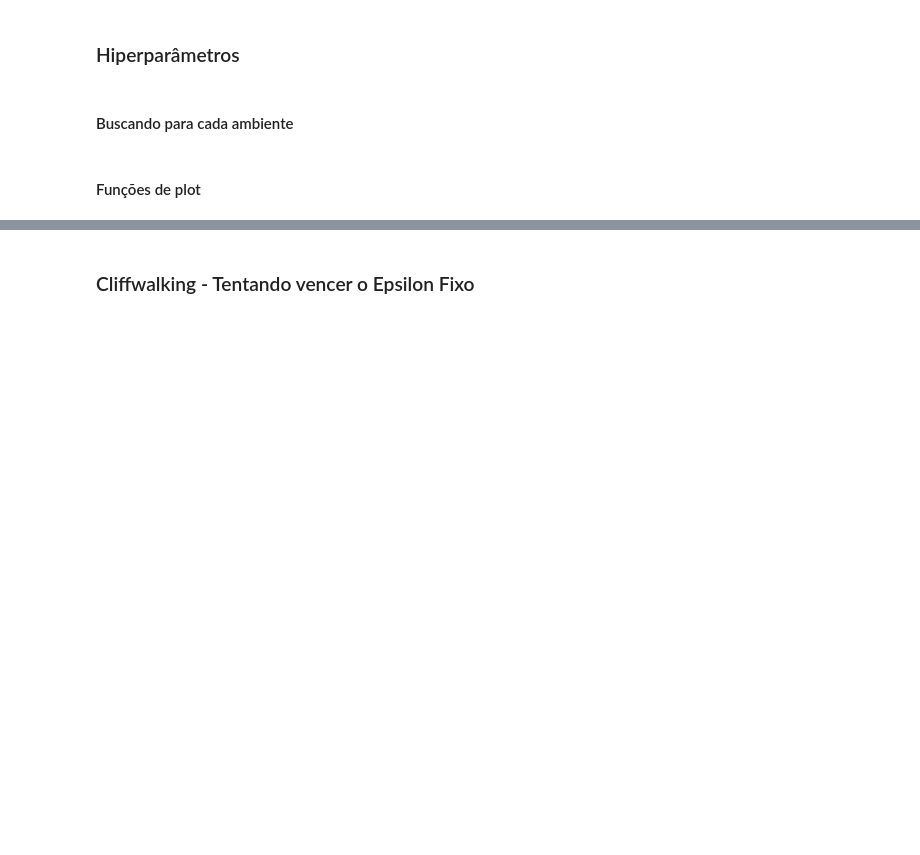
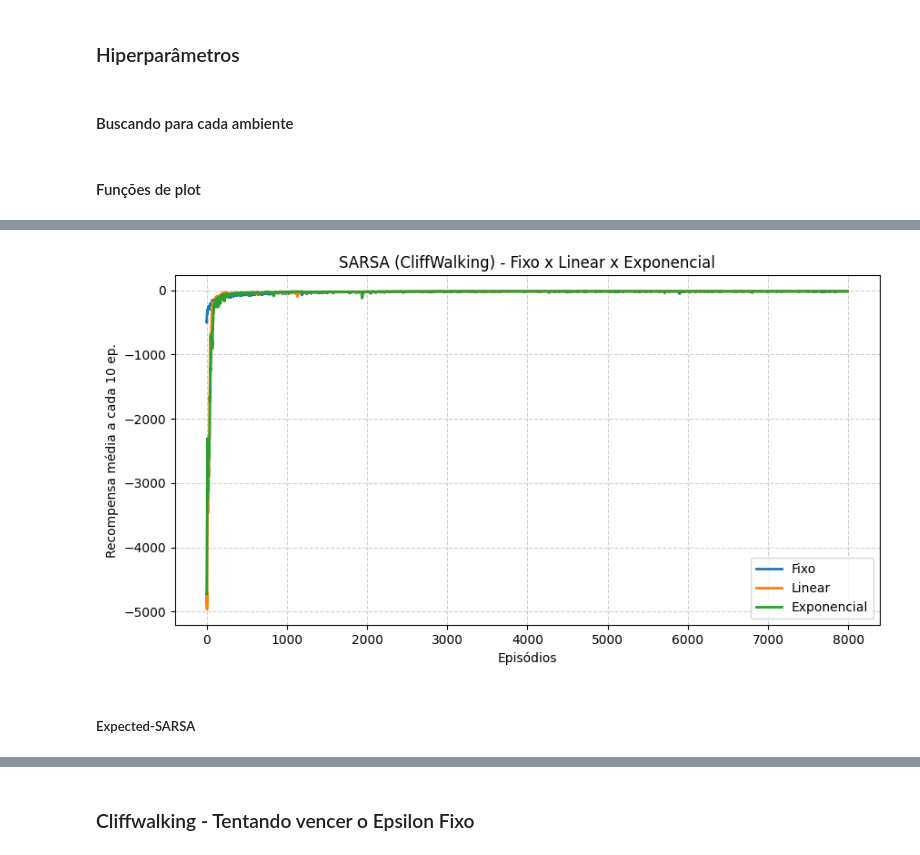
Before and after one commit to christiandoramo/Variantes-para-o-epsilon, a Jupyter notebook: Variantes_do_epsilon.ipynb, the cells around one changed output, grey strips where cells are left out. Cells and saved outputs as stored; diff of their text form; code cells hidden in the pictures; blank space fills up the shorter version.

```diff
--- a/Variantes_do_epsilon.ipynb
+++ b/Variantes_do_epsilon.ipynb
@@ -1312,0 +1579,11 @@ def plot_results(title,rewards_list, labels):
+# %%
+# Plot the results
+plot_results(
+    title="SARSA (CliffWalking) - Fixo x Linear x Exponencial",
+    rewards_list=[rewards_no_decay, rewards_linear, rewards_exponential],
+    labels=["Fixo", "Linear", "Exponencial"]
+)
+# %% [output]
+[figure, added]
+# %% [markdown]
+##### Expected-SARSA
```
Also changed, not shown: parts of 30 cells of this notebook.
